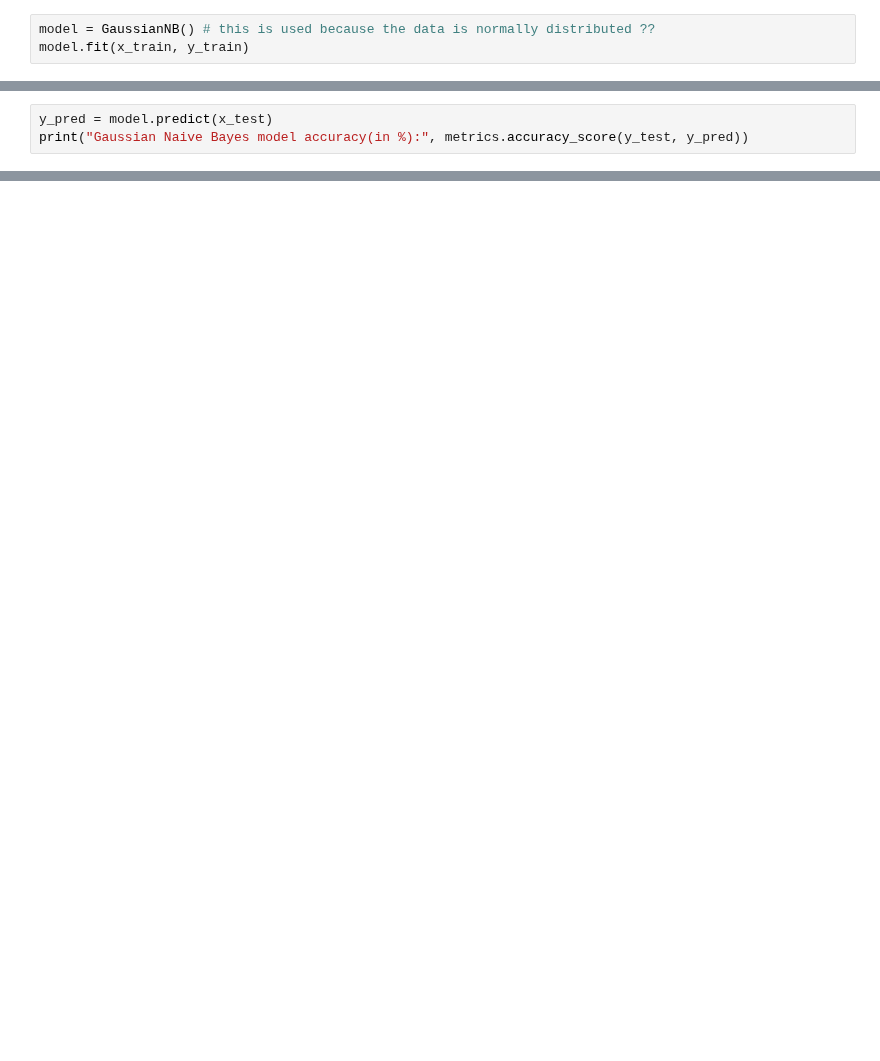
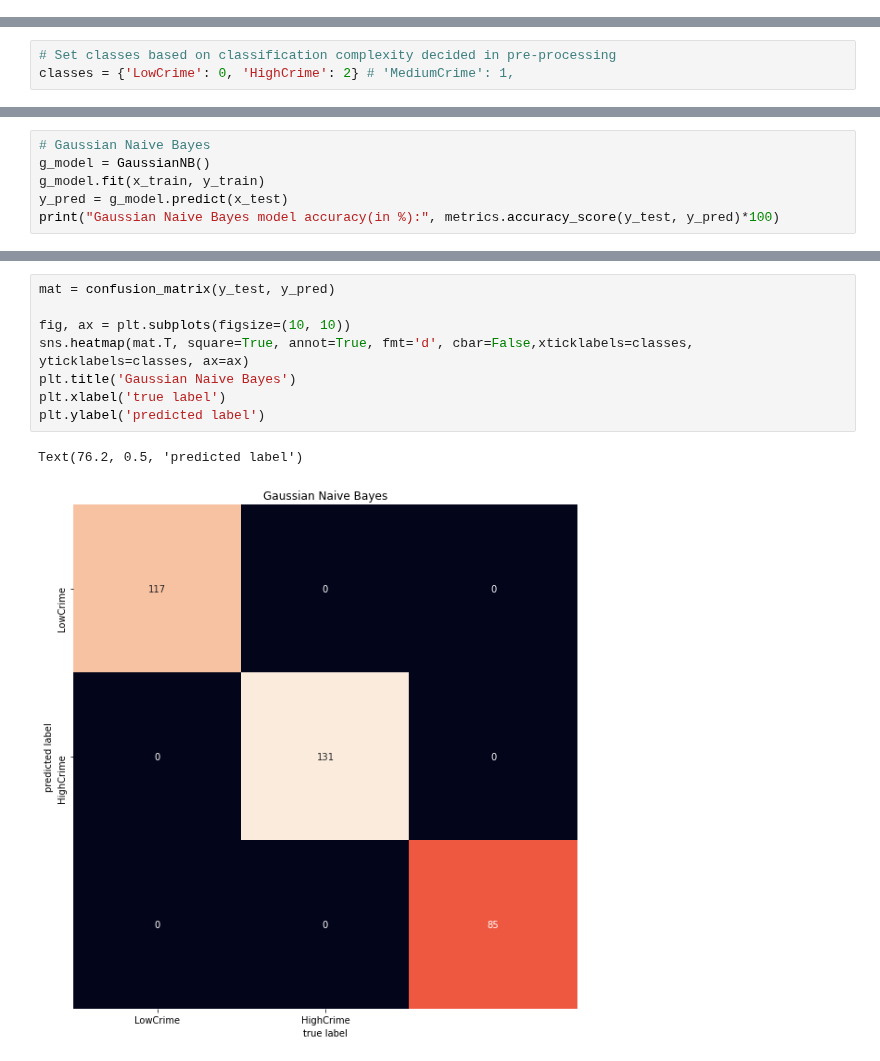
Before and after one commit to blueriver212/Crime_Prediction_ML, a Jupyter notebook: B_FINAL.ipynb, the cells around one changed output, grey strips where cells are left out. Cells and saved outputs as stored; diff of their text form; blank space fills up the shorter version.

Commit message:
Update: Finished Naive Bayes Algorithm comparison

```diff
--- a/B_FINAL.ipynb
+++ b/B_FINAL.ipynb
@@ -52,3 +26,0 @@ dtype: int64
-# %%
-model = GaussianNB() # this is used because the data is normally distributed ??
-model.fit(x_train, y_train)
@@ -73,0 +27,3 @@ array([[9.99999999e-01, 6.56160805e-10],
+# %%
+# Set classes based on classification complexity decided in pre-processing
+classes = {'LowCrime': 0, 'HighCrime': 2} # 'MediumCrime': 1,
@@ -74,4 +36,7 @@ array([[9.99999999e-01, 6.56160805e-10],
 # %%
-y_pred = model.predict(x_test)
-print("Gaussian Naive Bayes model accuracy(in %):", metrics.accuracy_score(y_test, y_pred))
+# Gaussian Naive Bayes
+g_model = GaussianNB()
+g_model.fit(x_train, y_train)
+y_pred = g_model.predict(x_test)
+print("Gaussian Naive Bayes model accuracy(in %):", metrics.accuracy_score(y_test, y_pred)*100)
 # %% [output]
@@ -139,0 +56,11 @@ g1.P
+# %%
+mat = confusion_matrix(y_test, y_pred)
+
+fig, ax = plt.subplots(figsize=(10, 10))
+sns.heatmap(mat.T, square=True, annot=True, fmt='d', cbar=False,xticklabels=classes, yticklabels=classes, ax=ax)
+plt.title('Gaussian Naive Bayes')
+plt.xlabel('true label')
+plt.ylabel('predicted label')
+# %% [output]
+Text(76.2, 0.5, 'predicted label')
+[figure, added]
```
Also changed, not shown: parts of 28 cells of this notebook.
